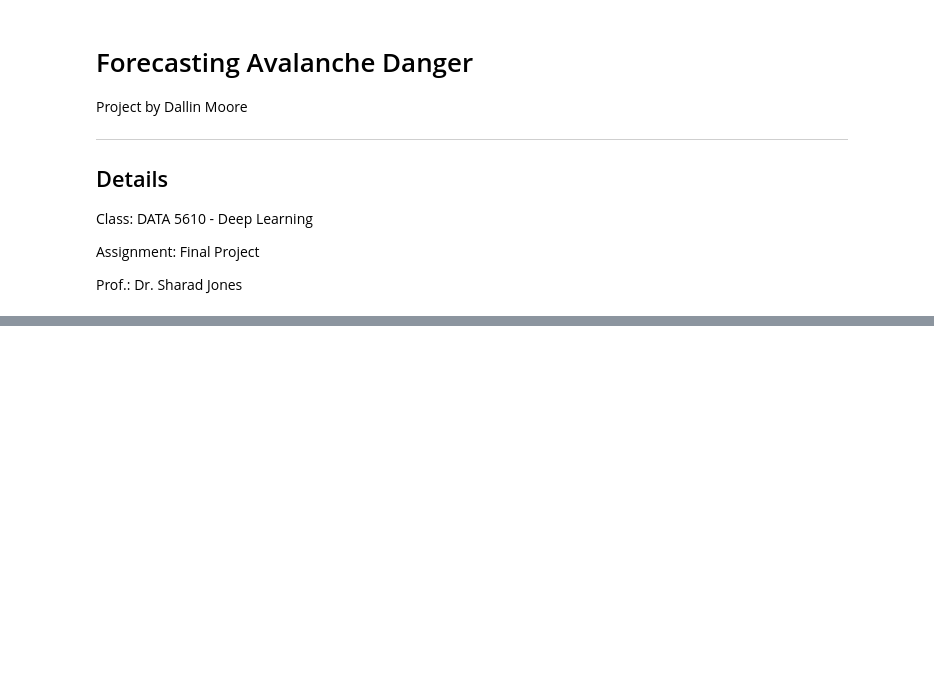
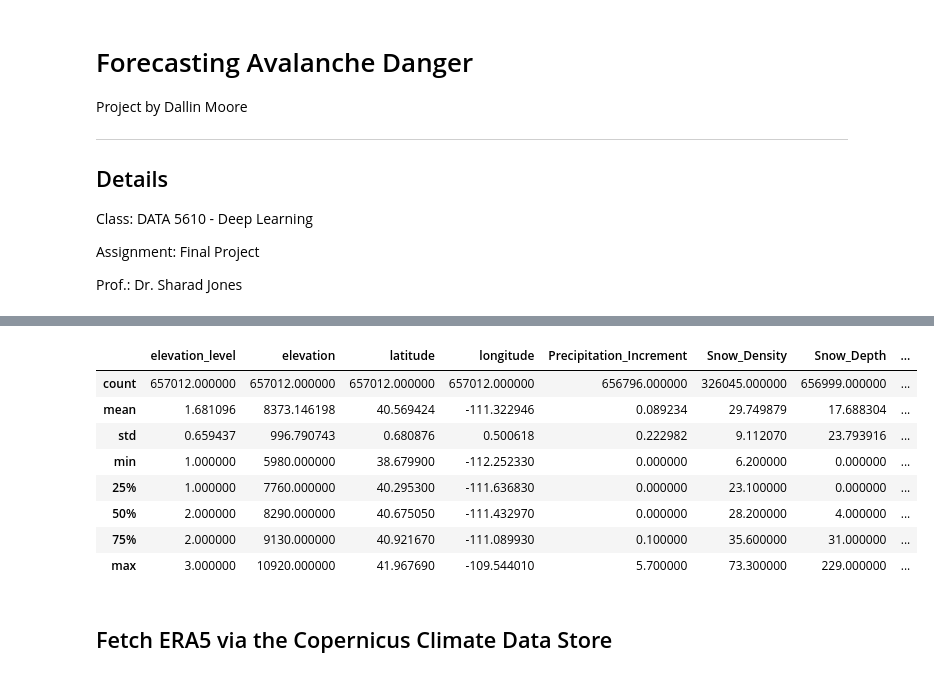
Before and after one commit to dallinmoore/avalanche-forecasting, a Jupyter notebook: main_notebook.ipynb, the cells around one changed output, grey strips where cells are left out. Drawn from its saved outputs; the diff is of its cells as text; code cells hidden in the pictures; blank space fills up the shorter version.

```diff
--- a/main_notebook.ipynb
+++ b/main_notebook.ipynb
@@ -367,0 +478,43 @@ snotel_df_ts.save("snotel_data_ts.csv")
+# %%
+# Build fast lookup (region, stationId) → station dict once
+_region_station_lookup = {reg: {st["stationId"]: st for st in sts} for reg, sts in region_stations.items()}
+
+new_rows = []
+for _, row in snotel_dataset.iterrows():
+    st_id = row["stationId"]
+    regs = [
+        reg for reg, d in _region_station_lookup.items() if st_id in d
+    ] or ["Unknown"]
+    for reg in regs:
+        rec = row.copy().to_dict()
+        rec["Region"] = reg
+        if reg != "Unknown":
+            rec["elevation_level"] = _region_station_lookup[reg][st_id]["elevation_level"]
+        else:
+            rec["elevation_level"] = "Unknown"
+        new_rows.append(rec)
+
+snotel_dataset = pd.DataFrame(new_rows)[
+    [
+        "Region",
+        "stationId",
+        "elevation_level",
+        "Date",
+        "name",
+        "stateCode",
+        "networkCode",
+        "countyName",
+        "elevation",
+        "latitude",
+        "longitude",
+        "Precipitation_Increment",
+        "Snow_Density",
+        "Snow_Depth",
+        "Avg_Temp",
+        "Max_Temp",
+        "Min_Temp",
+        "SWE",
+    ]
+]
+
+snotel_dataset.head()
@@ -367,0 +528,12 @@ snotel_df_ts.save("snotel_data_ts.csv")
+# %%
+snotel_dataset.describe()
+# %% [output]
+|  | elevation_level | elevation | latitude | longitude | Precipitation_Increment | Snow_Density | Snow_Depth | ... |
+| count | 657012.000000 | 657012.000000 | 657012.000000 | 657012.000000 | 656796.000000 | 326045.000000 | 656999.000000 | ... |
+| mean | 1.681096 | 8373.146198 | 40.569424 | -111.322946 | 0.089234 | 29.749879 | 17.688304 | ... |
+| std | 0.659437 | 996.790743 | 0.680876 | 0.500618 | 0.222982 | 9.112070 | 23.793916 | ... |
+| min | 1.000000 | 5980.000000 | 38.679900 | -112.252330 | 0.000000 | 6.200000 | 0.000000 | ... |
+| 25% | 1.000000 | 7760.000000 | 40.295300 | -111.636830 | 0.000000 | 23.100000 | 0.000000 | ... |
+| 50% | 2.000000 | 8290.000000 | 40.675050 | -111.432970 | 0.000000 | 28.200000 | 4.000000 | ... |
+| 75% | 2.000000 | 9130.000000 | 40.921670 | -111.089930 | 0.100000 | 35.600000 | 31.000000 | ... |
+| max | 3.000000 | 10920.000000 | 41.967690 | -109.544010 | 5.700000 | 73.300000 | 229.000000 | ... |
@@ -367,0 +542,2 @@ snotel_df_ts.save("snotel_data_ts.csv")
+# %% [markdown]
+## Fetch ERA5 via the Copernicus Climate Data Store
```
Also changed, not shown: parts of 46 cells of this notebook.
